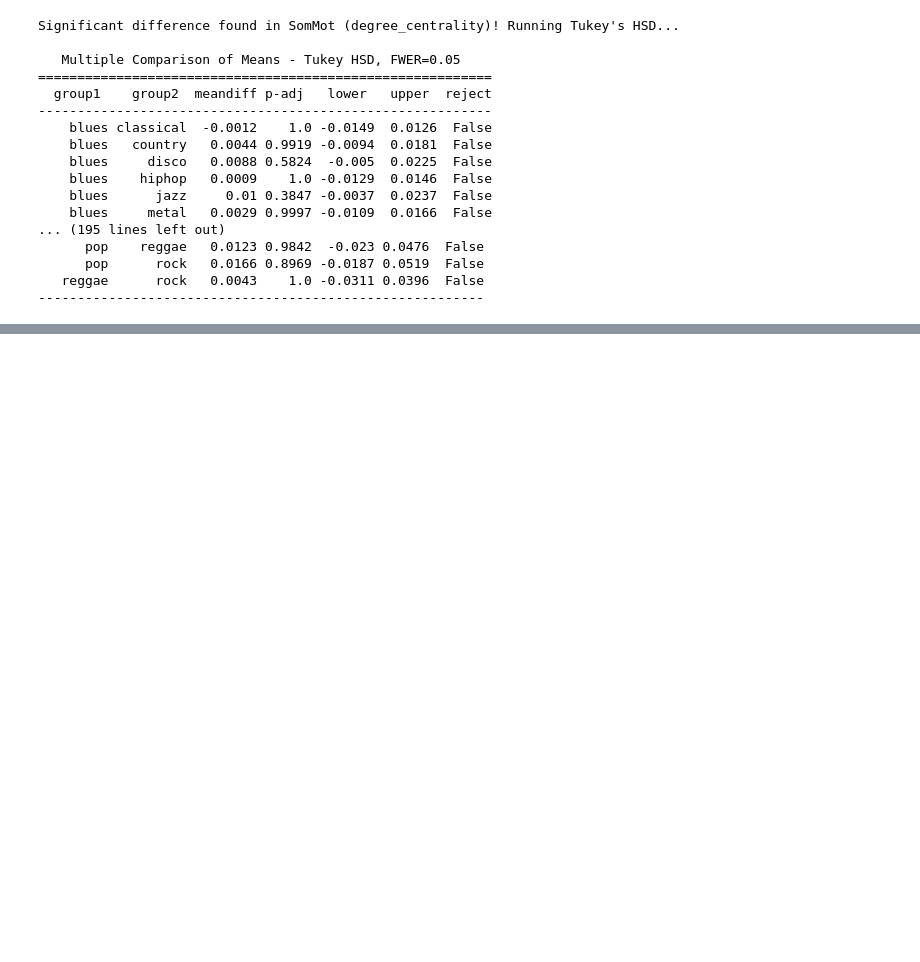
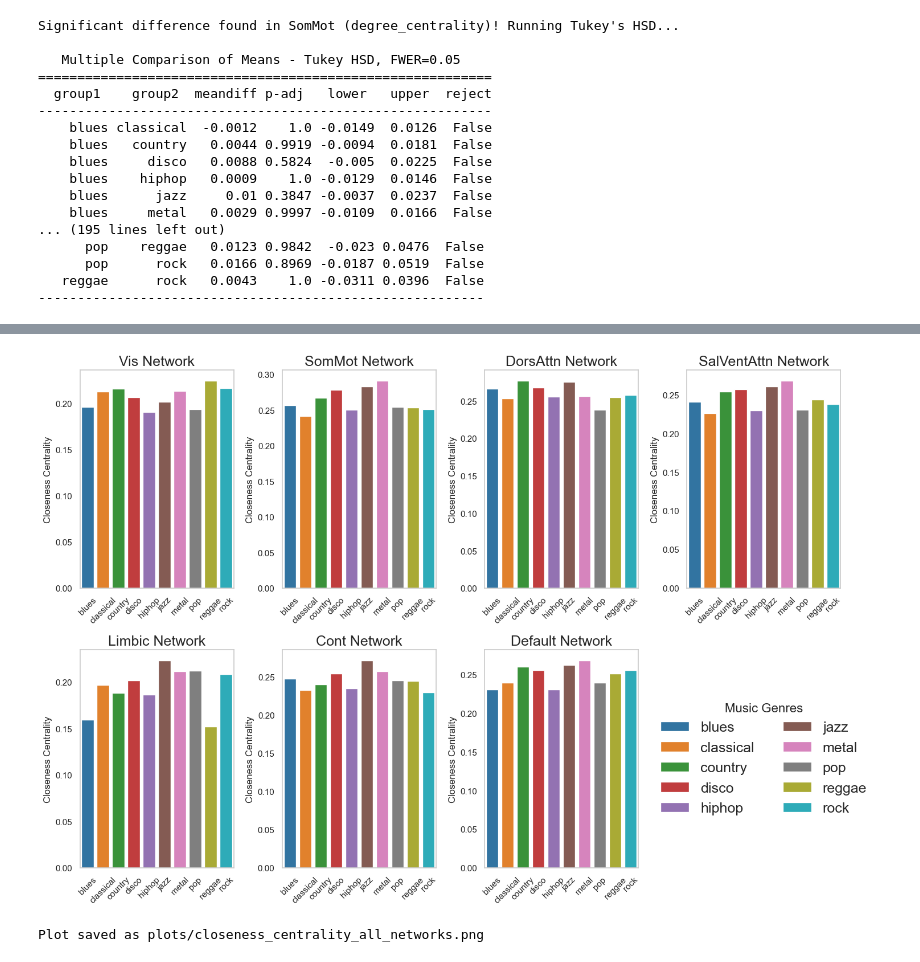
Before and after one commit to Ekkiddle/572NetworkProject, a Jupyter notebook: centrality.ipynb, the cells around one changed output, grey strips where cells are left out. Saved outputs shown, nothing was run; the diff lists cells and outputs as text; code cells hidden in the pictures; blank space fills up the shorter version.

Commit message:
I made some Graphs... a little too many haah

```diff
--- a/centrality.ipynb
+++ b/centrality.ipynb
@@ -261,0 +324,74 @@ Significant difference found in SomMot (degree_centrality)! Running Tukey's HSD.
+# %%
+import os
+import pandas as pd
+import matplotlib.pyplot as plt
+import seaborn as sns
+
+# Define paths
+data_folder = "centrality"
+output_folder = "plots"
+os.makedirs(output_folder, exist_ok=True)
+
+# Choose the centrality measure to visualize
+measure = "closeness_centrality"  # Change this to any centrality measure
+
+# Load the data
+file_path = os.path.join(data_folder, f"7Network_{measure}.csv")
+df = pd.read_csv(file_path)
+
+# Rename column for clarity
+df.rename(columns={"Graph_ID": "Music_Genre"}, inplace=True)
+
+# Convert data to long format for plotting
+df_long = df.melt(id_vars=["Music_Genre"], var_name="Network", value_name="Centrality")
+
+# Define figure size
+fig, axes = plt.subplots(nrows=2, ncols=4, figsize=(15, 10))  # 7 networks → 2 rows, 4 columns
+axes = axes.flatten()  # Flatten to easily index the subplots
+
+# Initialize legend handles
+handles, labels = None, None
+
+# Plot each network in a separate subplot
+for i, network in enumerate(df_long["Network"].unique()):
+    ax = axes[i]
+    network_data = df_long[df_long["Network"] == network]
+
+    # Create the barplot with hue for genres
+    barplot = sns.barplot(data=network_data, x="Music_Genre", y="Centrality", ax=ax, hue="Music_Genre", palette="tab10")
+
+    ax.set_title(f"{network} Network", fontsize=18)
+    ax.set_xlabel("")
+    ax.set_ylabel(measure.replace("_", " ").title())
+    ax.tick_params(axis='x', rotation=45)
+
+    ax.grid(False)
+
+    # Capture handles and labels from the first subplot
+    if handles is None and labels is None:
+        handles, labels = ax.get_legend_handles_labels()
+
+    # Remove individual legends from each subplot
+    ax.get_legend().remove()
+
+# Use the last subplot (8th one) for the legend
+axes[-1].axis("off")  # Hide the last subplot
+axes[-1].legend(
+    handles, labels,
+    loc="center",
+    fontsize=18,          # Increase font size of legend labels
+    title="Music Genres", # Set title for clarity
+    title_fontsize=16,    # Increase font size of legend title
+    ncol=2,               # Arrange items in 2 columns
+    frameon=False         # Remove legend border for cleaner look
+)
+
+plt.tight_layout()
+plot_filename = f"{output_folder}/{measure}_all_networks.png"
+#plt.savefig(plot_filename)
+plt.show()
+
+print(f"Plot saved as {plot_filename}")
+# %% [output]
+[figure, added]
+Plot saved as plots/closeness_centrality_all_networks.png
```
Also changed, not shown: parts of 1 cell of this notebook, 29 other files.
